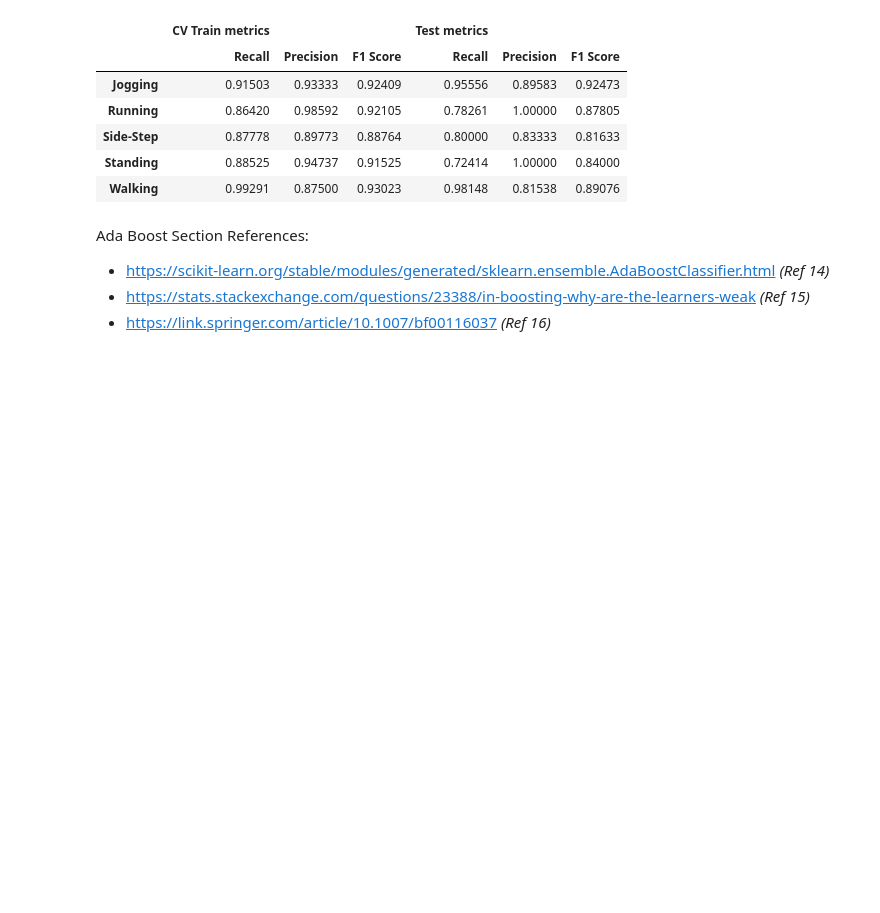
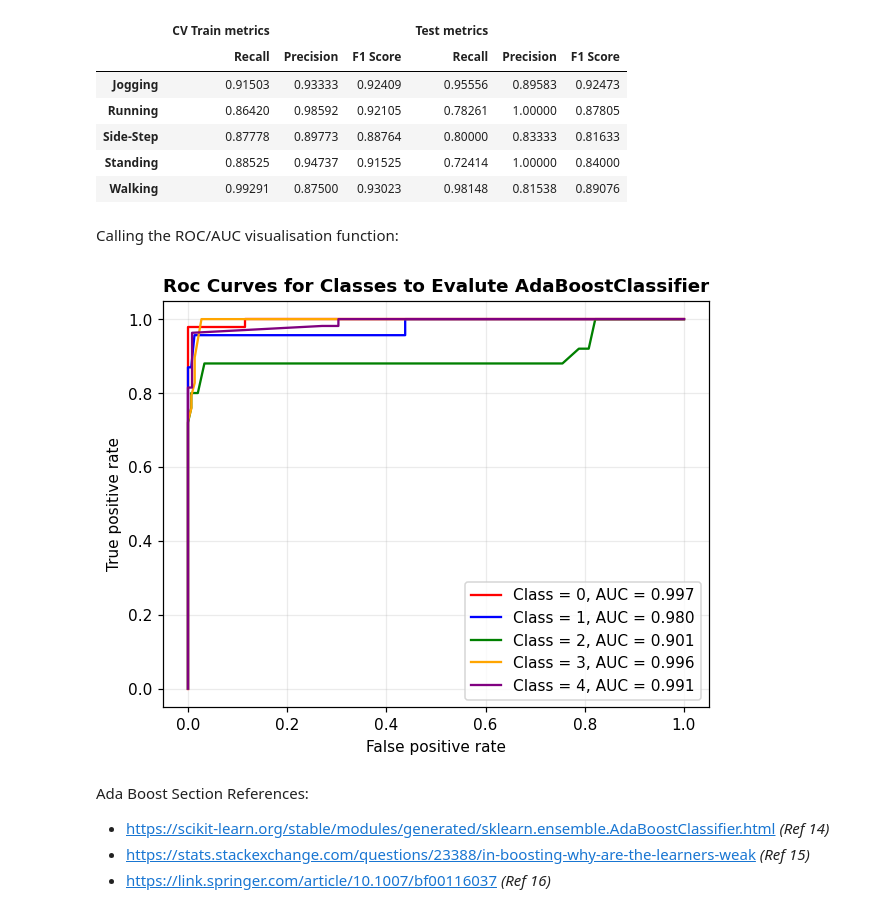
Before and after one commit to AKuinkel/cosc102-at3, a Jupyter notebook: COSC102_A3_Portfolio_for_ash.ipynb, the cells around one changed output. Drawn from its saved outputs; the diff is of its cells as text; code cells hidden in the pictures; blank space fills up the shorter version.

```diff
--- a/COSC102_A3_Portfolio_for_ash.ipynb
+++ b/COSC102_A3_Portfolio_for_ash.ipynb
@@ -2664,6 +2707,12 @@ tabluate_precision_recall_f1_metrics(y_train,y_pred,y_test,y_test_pred)
 | Side-Step | 0.87778 | 0.89773 | 0.88764 | 0.80000 | 0.83333 | 0.81633 |
 | Standing | 0.88525 | 0.94737 | 0.91525 | 0.72414 | 1.00000 | 0.84000 |
 | Walking | 0.99291 | 0.87500 | 0.93023 | 0.98148 | 0.81538 | 0.89076 |
+# %% [markdown]
+Calling the ROC/AUC visualisation function:
+# %%
+roc_auc_visualisations(ada_boost_classifier)
+# %% [output]
+[figure, added]
 # %% [markdown]
 Ada Boost Section References:
  - https://scikit-learn.org/stable/modules/generated/sklearn.ensemble.AdaBoostClassifier.html *(Ref 14)*
```
Also changed, not shown: parts of 2 cells of this notebook.
